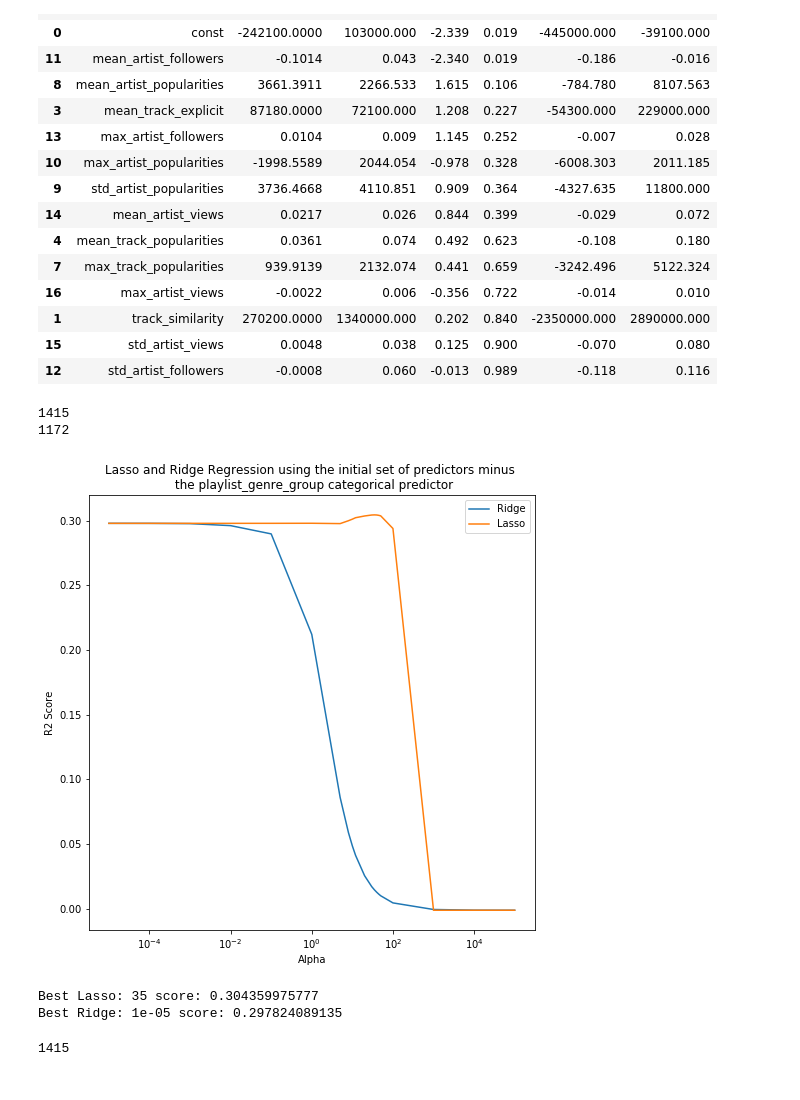
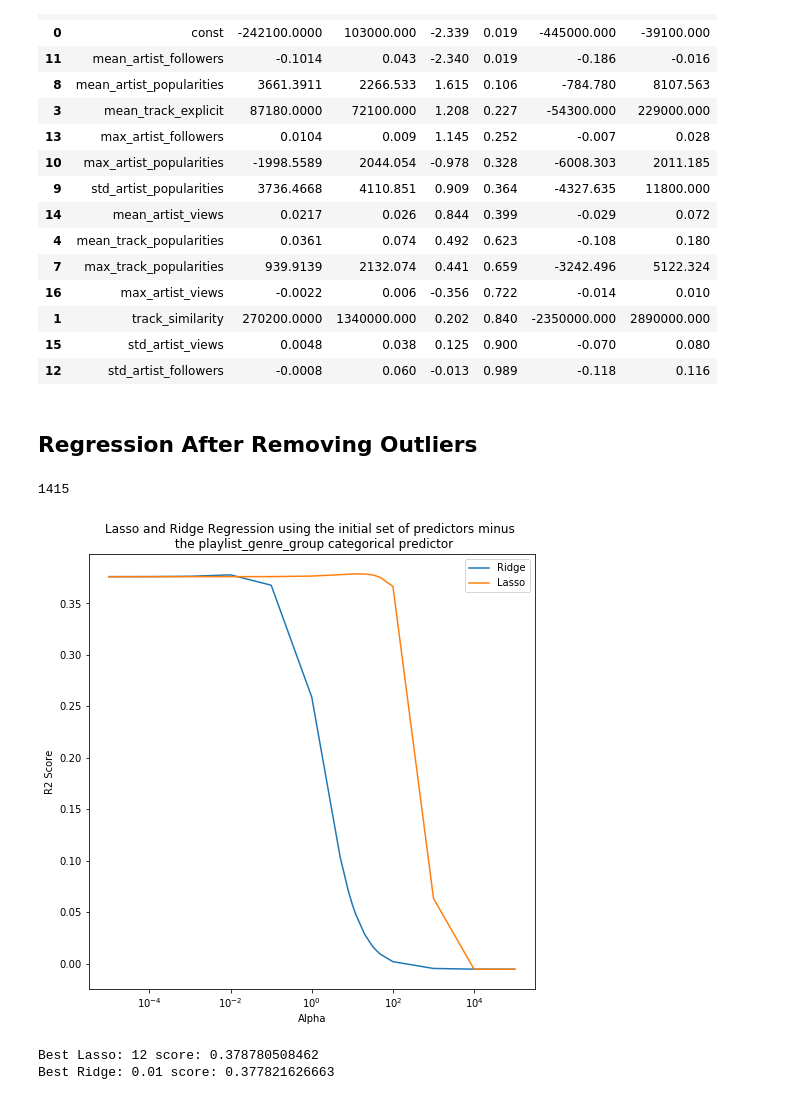
Before and after one commit to REMitchell/CSCIE109A, a Jupyter notebook: final/Final.ipynb, the cells around one changed output. Drawn from its saved outputs; the diff is of its cells as text; code cells hidden in the pictures.

```diff
--- a/final/Final.ipynb
+++ b/final/Final.ipynb
@@ -1229,38 +1238,36 @@ summary_df.head(60)
 | 1 | track_similarity | 270200.0000 | 1340000.000 | 0.202 | 0.840 | -2350000.000 | 2890000.000 |
 | 15 | std_artist_views | 0.0048 | 0.038 | 0.125 | 0.900 | -0.070 | 0.080 |
 | 12 | std_artist_followers | -0.0008 | 0.060 | -0.013 | 0.989 | -0.118 | 0.116 |
-# %%
-# Need to use the "playlist" variable name so utility functions will work correctly.
-# Save old values in temporary "originalPlaylists"
-originalPlaylists = playlists
-playlists = [playlist for playlist in playlists if playlist.followers < 750000]
-print(len(orginalPlaylists))
-print(len(playlists))
-
-df_spotify = get_dataframe()
-
-# Remove 'playlist_name' column
-df_spotify.drop('playlist_name', axis=1, inplace = True)
-
-# Create a copy of df_spotify with the 'playlist_genre_group' categorical column
-X_reduced = df_spotify.copy()
-X_reduced.drop('playlist_genre_group', axis=1, inplace = True)
-
-# Get all four sets from split data function
-ytrain1, Xtrain1, ytest1, Xtest1 = split_data(X_reduced)
-bestRidge, bestLasso = lasso_ridge(ytrain1, Xtrain1, ytest1, Xtest1,
-            plotTitle="Lasso and Ridge Regression using the initial set of predictors minus \n the playlist_genre_group categorical predictor")
-# Reset playlists
-playlists = originalPlaylists
-# %% [output]
-1415
-1172
-[figure, removed]
-Best Lasso: 35 score: 0.304359975777
-Best Ridge: 1e-05 score: 0.297824089135
-# %%
-playlists = orginalPlaylists
+# %% [markdown]
+## Regression After Removing Outliers
+# %%
+def get_dataframe_outliers(follower_threshold):
+    playlist_outliers = [playlist for playlist in playlists if playlist.followers < follower_threshold]
+    return get_dataframe(playlist_outliers)
 # %%
 print(len(playlists))
 # %% [output]
 1415
+# %%
+# Need to use the "playlist" variable name so utility functions will work correctly.
+# Save old values in temporary "originalPlaylists"
+
+df_spotify = get_dataframe_outliers(500000)
+
+# Remove 'playlist_name' column
+df_spotify.drop('playlist_name', axis=1, inplace = True)
+
+# Create a copy of df_spotify with the 'playlist_genre_group' categorical column
+X_reduced = df_spotify.copy()
+X_reduced.drop('playlist_genre_group', axis=1, inplace = True)
+
+# Get all four sets from split data function
+ytrain1, Xtrain1, ytest1, Xtest1 = split_data(X_reduced)
+bestRidge, bestLasso = lasso_ridge(ytrain1, Xtrain1, ytest1, Xtest1,
+            plotTitle="Lasso and Ridge Regression using the initial set of predictors minus \n the playlist_genre_group categorical predictor")
+# Reset playlists
+playlists = originalPlaylists
+# %% [output]
+[figure, added]
+Best Lasso: 12 score: 0.378780508462
+Best Ridge: 0.01 score: 0.377821626663
```
Also changed, not shown: parts of 10 cells of this notebook, 8 other files.
